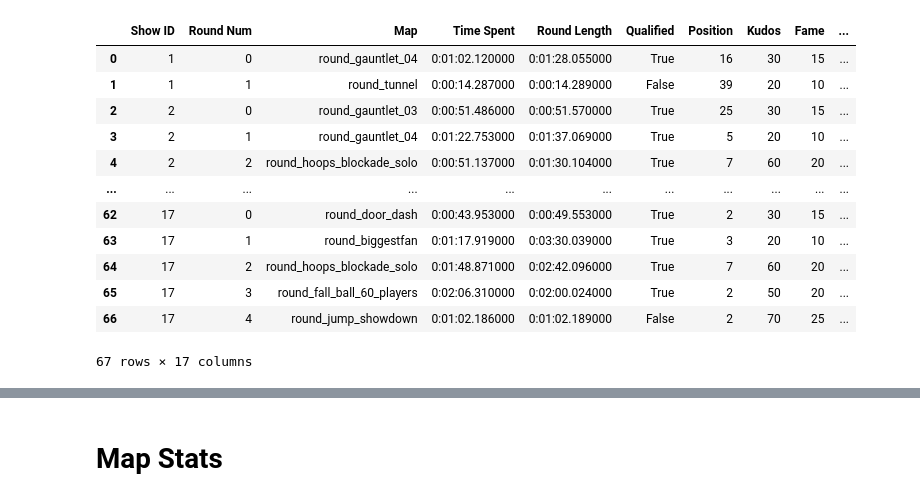
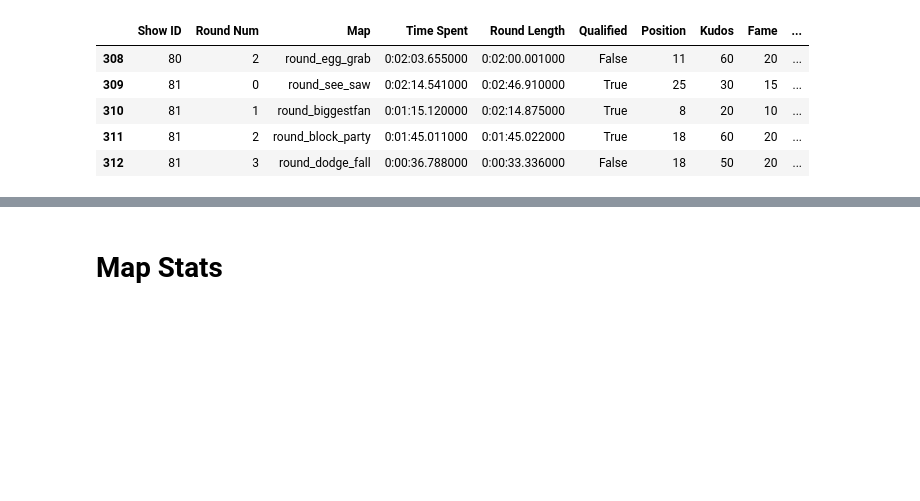
Before and after one commit to jvmohr/dataScience, a Jupyter notebook: Fall Guys/Fall Guys Data Exploration.ipynb, the cells around one changed output, grey strips where cells are left out. Saved outputs shown, nothing was run; the diff lists cells and outputs as text; code cells hidden in the pictures; blank space fills up the shorter version.

```diff
--- a/Fall Guys/Fall Guys Data Exploration.ipynb
+++ b/Fall Guys/Fall Guys Data Exploration.ipynb
@@ -62,17 +61,10 @@ shows_df
 # %%
-rounds_df
+rounds_df.tail()
 # %% [output]
 |  | Show ID | Round Num | Map | Time Spent | Round Length | Qualified | Position | Kudos | Fame | ... |
-| 0 | 1 | 0 | round_gauntlet_04 | 0:01:02.120000 | 0:01:28.055000 | True | 16 | 30 | 15 | ... |
-| 1 | 1 | 1 | round_tunnel | 0:00:14.287000 | 0:00:14.289000 | False | 39 | 20 | 10 | ... |
-| 2 | 2 | 0 | round_gauntlet_03 | 0:00:51.486000 | 0:00:51.570000 | True | 25 | 30 | 15 | ... |
-| 3 | 2 | 1 | round_gauntlet_04 | 0:01:22.753000 | 0:01:37.069000 | True | 5 | 20 | 10 | ... |
-| 4 | 2 | 2 | round_hoops_blockade_solo | 0:00:51.137000 | 0:01:30.104000 | True | 7 | 60 | 20 | ... |
-| ... | ... | ... | ... | ... | ... | ... | ... | ... | ... | ... |
-| 62 | 17 | 0 | round_door_dash | 0:00:43.953000 | 0:00:49.553000 | True | 2 | 30 | 15 | ... |
-| 63 | 17 | 1 | round_biggestfan | 0:01:17.919000 | 0:03:30.039000 | True | 3 | 20 | 10 | ... |
-| 64 | 17 | 2 | round_hoops_blockade_solo | 0:01:48.871000 | 0:02:42.096000 | True | 7 | 60 | 20 | ... |
-| 65 | 17 | 3 | round_fall_ball_60_players | 0:02:06.310000 | 0:02:00.024000 | True | 2 | 50 | 20 | ... |
-| 66 | 17 | 4 | round_jump_showdown | 0:01:02.186000 | 0:01:02.189000 | False | 2 | 70 | 25 | ... |
+| 308 | 80 | 2 | round_egg_grab | 0:02:03.655000 | 0:02:00.001000 | False | 11 | 60 | 20 | ... |
+| 309 | 81 | 0 | round_see_saw | 0:02:14.541000 | 0:02:46.910000 | True | 25 | 30 | 15 | ... |
+| 310 | 81 | 1 | round_biggestfan | 0:01:15.120000 | 0:02:14.875000 | True | 8 | 20 | 10 | ... |
+| 311 | 81 | 2 | round_block_party | 0:01:45.011000 | 0:01:45.022000 | True | 18 | 60 | 20 | ... |
+| 312 | 81 | 3 | round_dodge_fall | 0:00:36.788000 | 0:00:33.336000 | False | 18 | 50 | 20 | ... |
-67 rows × 17 columns
 # %%
```
Also changed, not shown: parts of 21 cells of this notebook, 4 other files.
